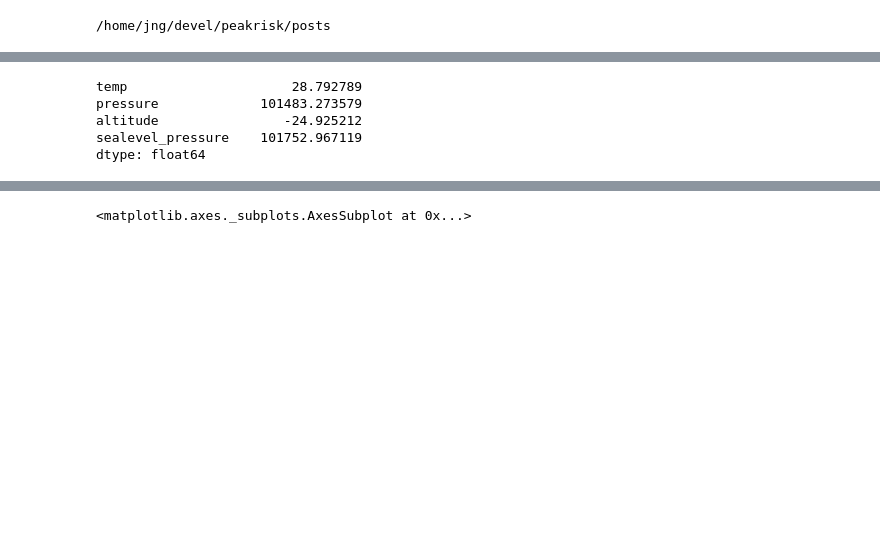
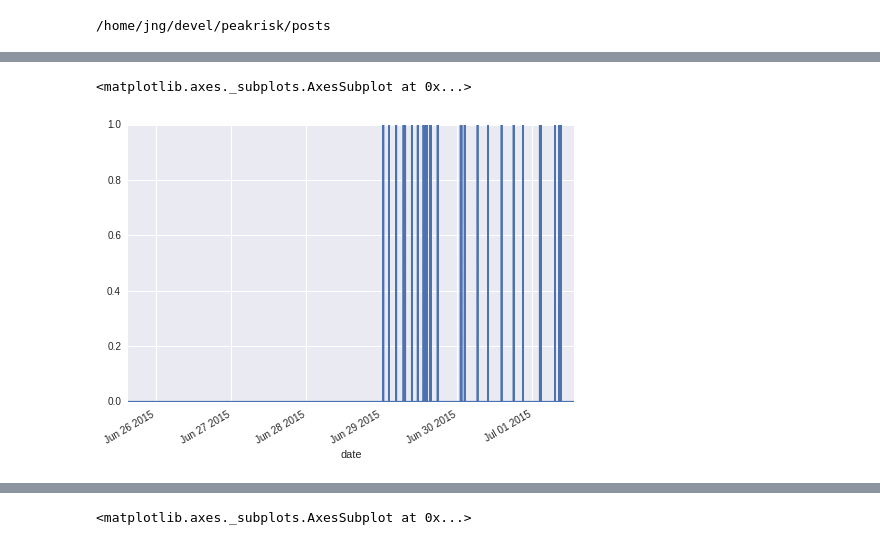
Before and after one commit to peakrisk/peakrisk, a Jupyter notebook: posts/weather-station.ipynb, the cells around one changed output, grey strips where cells are left out. Drawn from its saved outputs; the diff is of its cells as text; code cells hidden in the pictures; blank space fills up the shorter version.

```diff
--- a/posts/weather-station.ipynb
+++ b/posts/weather-station.ipynb
@@ -50,18 +50,23 @@ data.temp[(data.temp < 50.0) & (data.temp > 15.0)].plot()
 def spot_outliers(series):
 
     delta = series - series.shift()
+    delta2 = series - series.shift(-1)
 
-    mean = series.mean()
-    print(mean)
     std = series.std()
 
-    return delta.abs() > std
+    bad1 = delta.abs() > std
+    bad2 = delta2.abs() > std
 
+    #return bad1.cumsum()
+
+    #print(bad1.describe())
+    #print(bad2.describe())
+
+    return bad1 & bad2
 
 outliers = spot_outliers(data)
-# %% [output]
-temp                     28.792789
-pressure             101483.273579
-altitude                -24.925212
-sealevel_pressure    101752.967119
-dtype: float64
+# %%
+outliers.temp.plot()
+# %% [output]
+<matplotlib.axes._subplots.AxesSubplot at 0x...>
+[figure, added]
```
Also changed, not shown: parts of 13 cells of this notebook.
